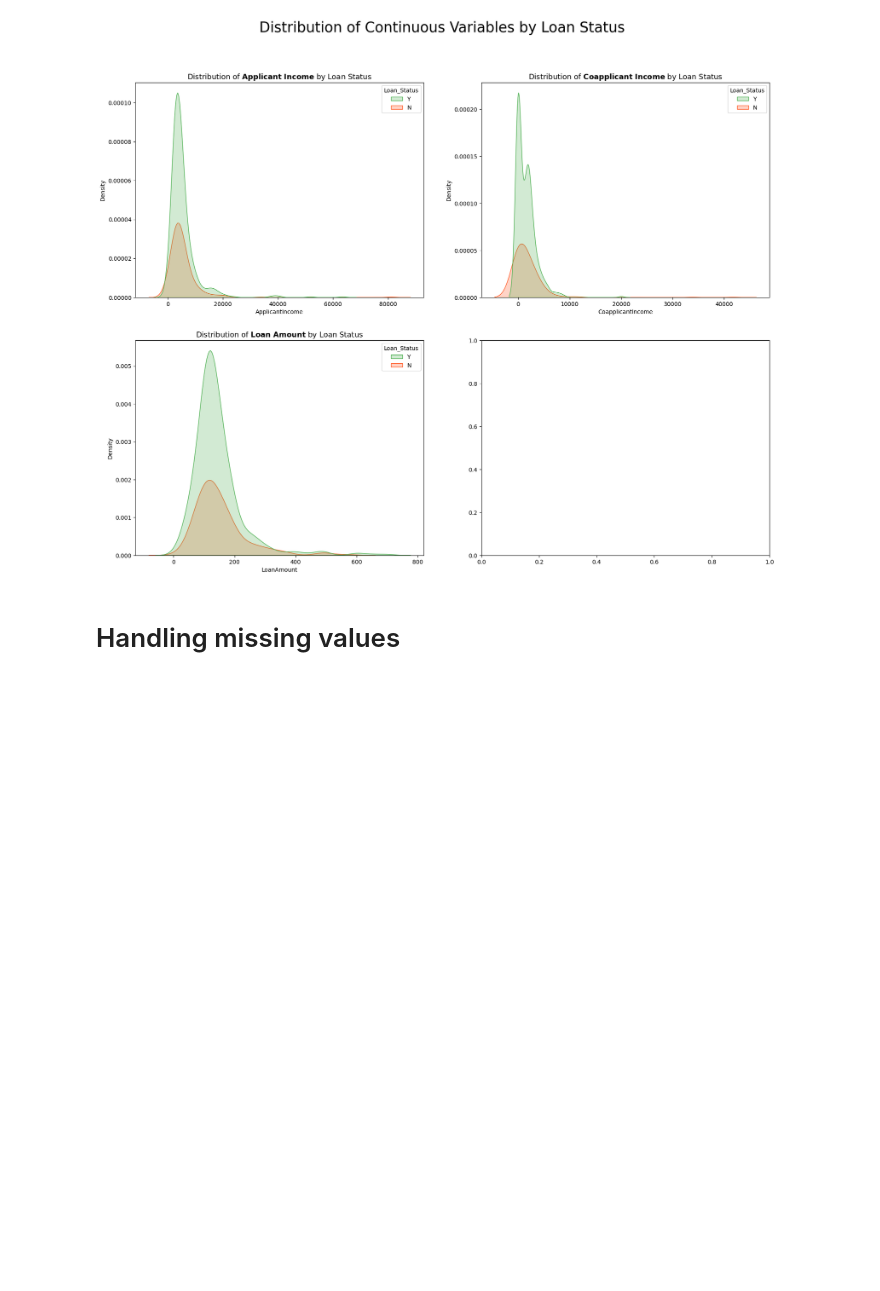
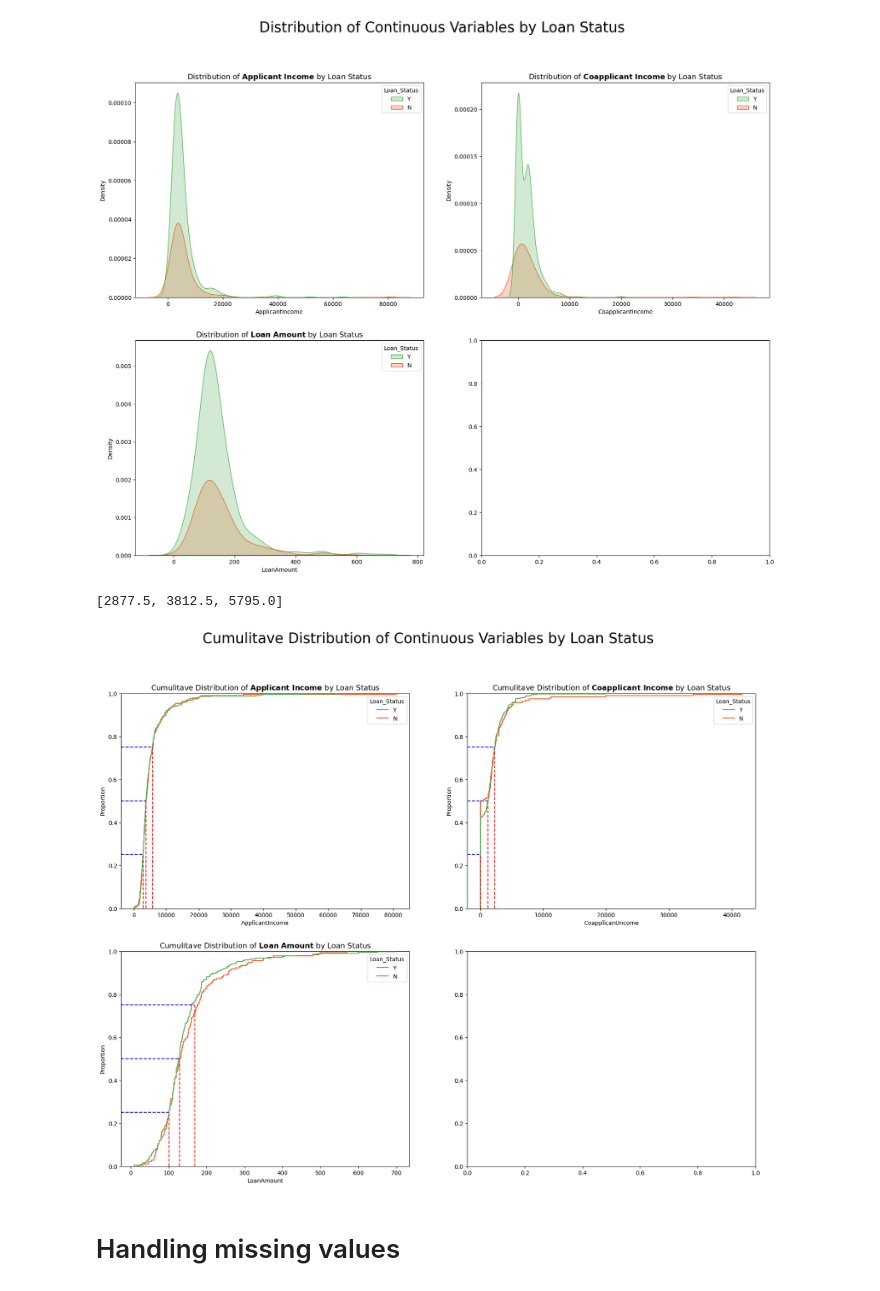
Before and after one commit to solmazkh114/LoanCreditApproval, a Jupyter notebook: LoanEligibility-EDA-ModelBuilding.ipynb, the cells around one changed output. Drawn from its saved outputs; the diff is of its cells as text; code cells hidden in the pictures; blank space fills up the shorter version.

```diff
--- a/LoanEligibility-EDA-ModelBuilding.ipynb
+++ b/LoanEligibility-EDA-ModelBuilding.ipynb
@@ -273,6 +285,42 @@ for i, feature in enumerate(num_vars):
     ax[i//2, i%2].set_title(f"Distribution of $\\bf{{{feature}}}$ by Loan Status", fontsize=13)
 # %% [output]
 [figure]
+# %%
+percentiles = list(df["ApplicantIncome"].quantile([.25,.5,.75]) )
+percentiles
+# %% [output]
+[2877.5, 3812.5, 5795.0]
+# %%
+custom_palette = ['#4CAF50', '#FF5722']
+
+fig, ax = plt.subplots(2, 2, figsize=(20, 15))
+fig.suptitle("Cumulitave Distribution of Continuous Variables by Loan Status", fontsize=25)
+
+for i, feature in enumerate(num_vars):
+    sns.ecdfplot(data=df, hue="Loan_Status", x=feature, ax=ax[i//2, i%2], palette=custom_palette)
+
+    percentiles_values = df[feature].quantile([.25,.5,.75]).values #np.percentile(df[feature], [25, 50, 75], )
+    percentiles = [0.25, 0.50, 0.75]
+    #print(percentiles_values)
+    x_min, x_max = ax[i//2, i%2].get_xlim()
+
+    # Plot vertical and horizontal lines at 25th, 50th, and 75th percentiles
+    for value, perc in zip(percentiles_values, percentiles):
+
+        ax[i//2, i%2].axvline(x=value, ymin=0, ymax=perc, linestyle='--', color='red' )
+
+        normalized_value = (value - x_min) / (x_max - x_min) # Convert the data value to axis coordinates for the horizontal line
+        # Normalize 'value' relative to x-axis limits (0 to 1 scale for axis coordinates)
+
+        # Horizontal line at the percentile
+        ax[i//2, i%2].axhline(y=perc, xmin=0, xmax=normalized_value, linestyle='--', color='blue')
+
+    feature = re.sub(r'(?<!^)(?=[A-Z])', '\\ ', feature)
+    feature = feature.replace('_', ' ')
+
+    ax[i//2, i%2].set_title(f"Cumulitave Distribution of $\\bf{{{feature}}}$ by Loan Status", fontsize=13)
+# %% [output]
+[figure, added]
 # %% [markdown]
 # Handling missing values
 # %%
```
Also changed, not shown: parts of 24 cells of this notebook.
